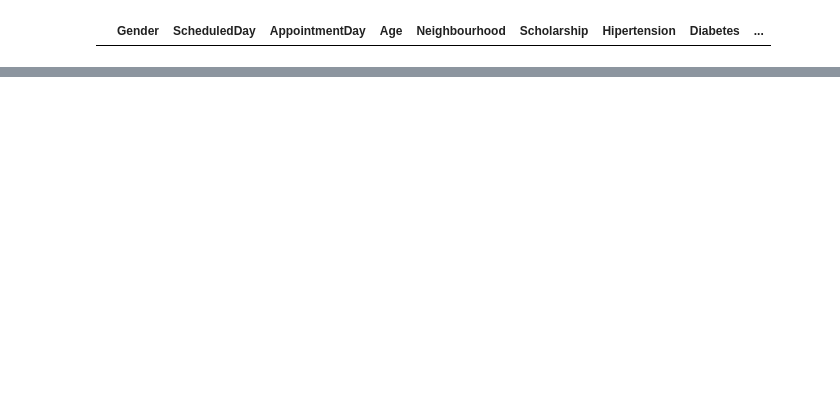
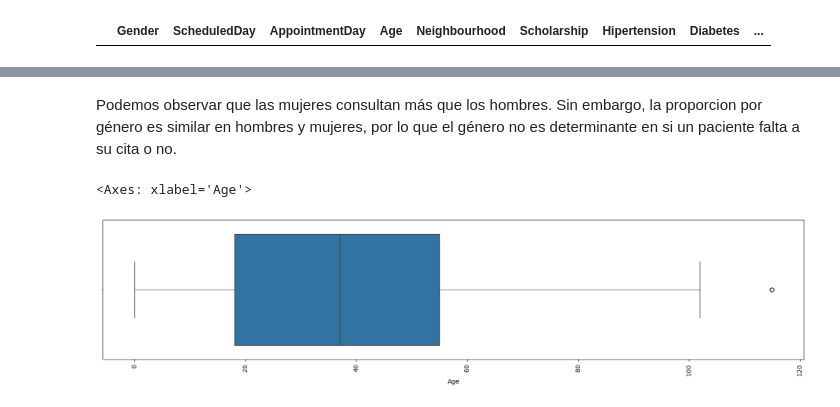
Before and after one commit to Csantibanez8/evaluacion_m3, a Jupyter notebook: cristobalsantibanezm_tareamodulo3.ipynb, the cells around one changed output, grey strips where cells are left out. Drawn from its saved outputs; the diff is of its cells as text; code cells hidden in the pictures; blank space fills up the shorter version.

```diff
--- a/cristobalsantibanezm_tareamodulo3.ipynb
+++ b/cristobalsantibanezm_tareamodulo3.ipynb
@@ -234,0 +388,10 @@ nsp[(nsp.Age <= 0) & ((nsp.Hipertension.astype(int) == 1) | (nsp.Diabetes.astype
+# %% [markdown]
+Podemos observar que las mujeres consultan más que los hombres.
+Sin embargo, la proporcion por género es similar en hombres y mujeres, por lo que el género no es determinante en si un paciente falta a su cita o no.
+# %%
+plt.figure(figsize=(20,4))
+plt.xticks(rotation=90)
+sns.boxplot(x=nsp.Age)
+# %% [output]
+<Axes: xlabel='Age'>
+[figure, added]
```
Also changed, not shown: parts of 55 cells of this notebook.
